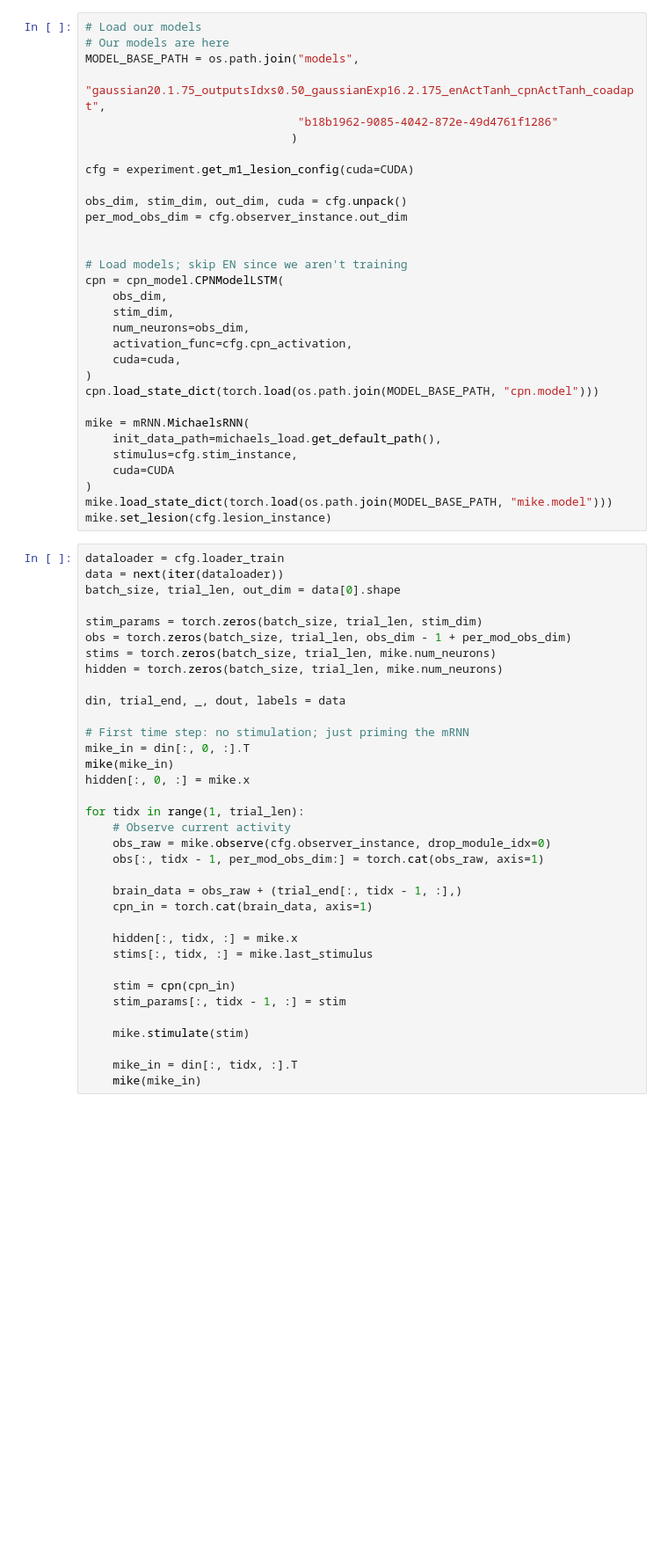
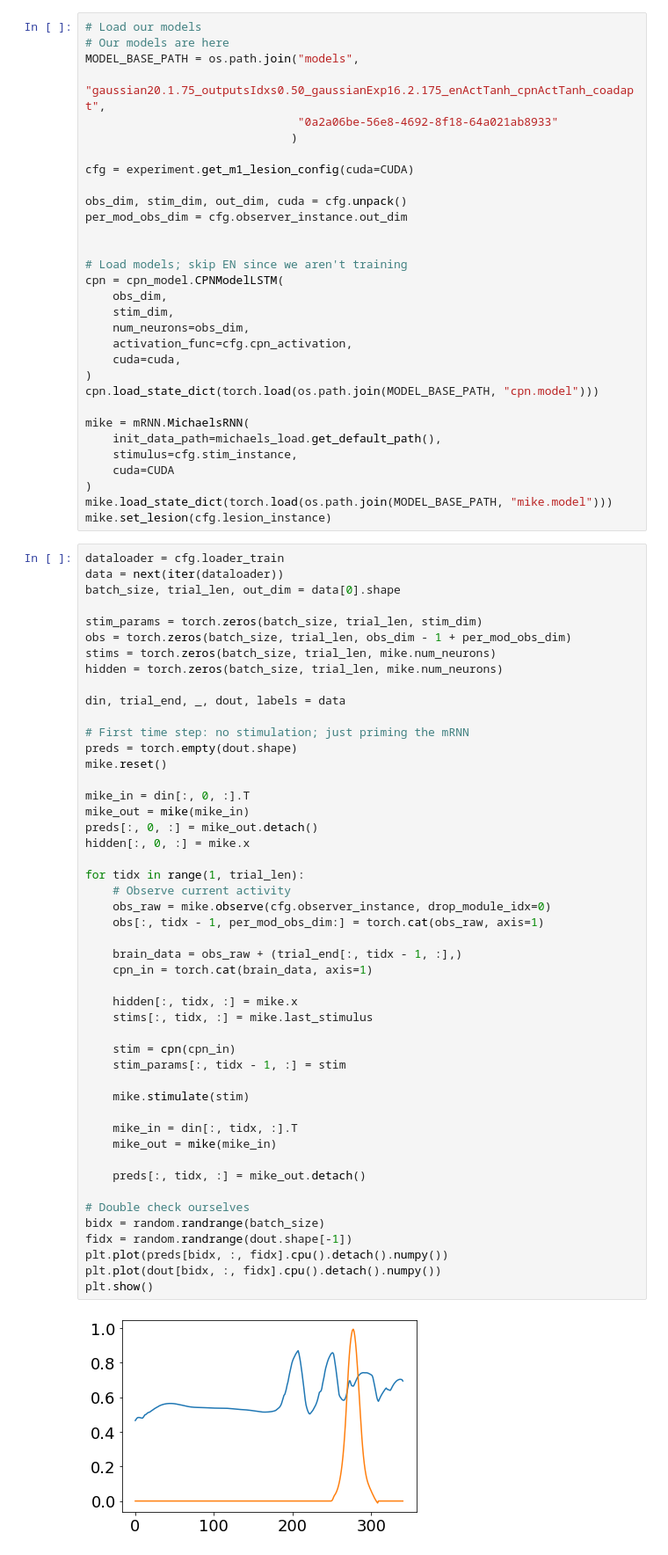
Before and after one commit to mmattb/coproc-poc, a Jupyter notebook: analyze_stim_and_obs.ipynb, the cells around one changed output. Shown at 88% size. Cells and saved outputs as stored; diff of their text form; blank space fills up the shorter version.

```diff
--- a/analyze_stim_and_obs.ipynb
+++ b/analyze_stim_and_obs.ipynb
@@ -99,7 +99,7 @@ plt.show()
 # Our models are here
 MODEL_BASE_PATH = os.path.join("models",
                                "gaussian20.1.75_outputsIdxs0.50_gaussianExp16.2.175_enActTanh_cpnActTanh_coadapt",
-                               "b18b1962-9085-4042-872e-49d4761f1286"
+                               "0a2a06be-56e8-4692-8f18-64a021ab8933"
                               )
 
 cfg = experiment.get_m1_lesion_config(cuda=CUDA)
@@ -131,35 +131,50 @@ data = next(iter(dataloader))
 batch_size, trial_len, out_dim = data[0].shape
 
 stim_params = torch.zeros(batch_size, trial_len, stim_dim)
 obs = torch.zeros(batch_size, trial_len, obs_dim - 1 + per_mod_obs_dim)
 stims = torch.zeros(batch_size, trial_len, mike.num_neurons)
 hidden = torch.zeros(batch_size, trial_len, mike.num_neurons)
 
 din, trial_end, _, dout, labels = data
 
 # First time step: no stimulation; just priming the mRNN
+preds = torch.empty(dout.shape)
+mike.reset()
+
 mike_in = din[:, 0, :].T
-mike(mike_in)
+mike_out = mike(mike_in)
+preds[:, 0, :] = mike_out.detach()
 hidden[:, 0, :] = mike.x
 
 for tidx in range(1, trial_len):
     # Observe current activity
     obs_raw = mike.observe(cfg.observer_instance, drop_module_idx=0)
     obs[:, tidx - 1, per_mod_obs_dim:] = torch.cat(obs_raw, axis=1)
 
     brain_data = obs_raw + (trial_end[:, tidx - 1, :],)
     cpn_in = torch.cat(brain_data, axis=1)
 
     hidden[:, tidx, :] = mike.x
     stims[:, tidx, :] = mike.last_stimulus
 
     stim = cpn(cpn_in)
     stim_params[:, tidx - 1, :] = stim
 
     mike.stimulate(stim)
 
     mike_in = din[:, tidx, :].T
-    mike(mike_in)
+    mike_out = mike(mike_in)
+
+    preds[:, tidx, :] = mike_out.detach()
+
+# Double check ourselves
+bidx = random.randrange(batch_size)
+fidx = random.randrange(dout.shape[-1])
+plt.plot(preds[bidx, :, fidx].cpu().detach().numpy())
+plt.plot(dout[bidx, :, fidx].cpu().detach().numpy())
+plt.show()
+# %% [output]
+[figure, added]
 # %%
 bidx = random.randrange(batch_size)
 
```
Also changed, not shown: parts of 3 cells of this notebook, 5 other files.
